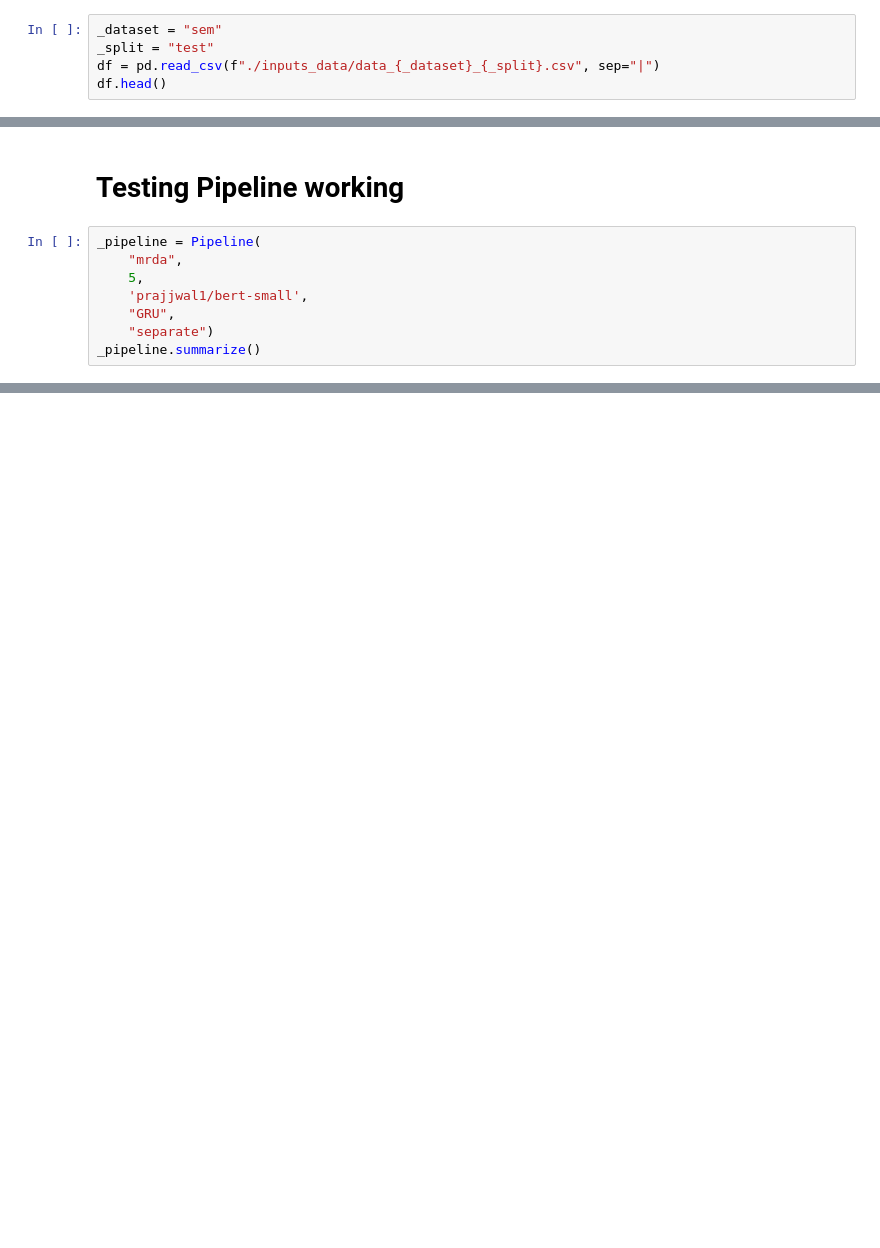
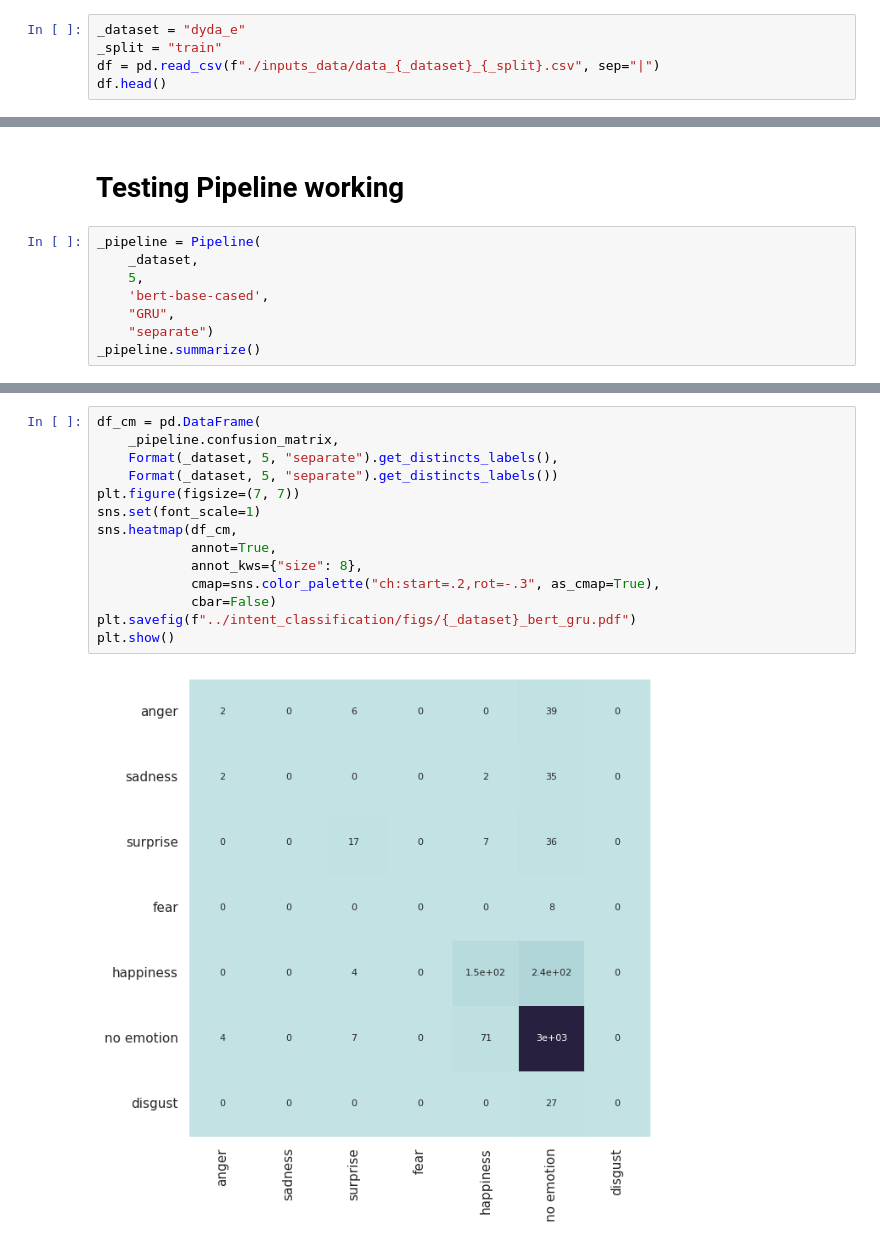
Before and after one commit to konkinit/intent_classification, a Jupyter notebook: notebooks/adhoc.ipynb, the cells around one changed output, grey strips where cells are left out. Drawn from its saved outputs; the diff is of its cells as text; blank space fills up the shorter version.

Commit message:
plotting confusion matrices

```diff
--- a/notebooks/adhoc.ipynb
+++ b/notebooks/adhoc.ipynb
@@ -25,7 +32,7 @@ from transformers import (
 pd.set_option('display.max_columns', None)
 sns.set_theme()
 # %%
-_dataset = "sem"
-_split = "test"
+_dataset = "dyda_e"
+_split = "train"
 df = pd.read_csv(f"./inputs_data/data_{_dataset}_{_split}.csv", sep="|")
 df.head()
@@ -43,9 +59,9 @@ TransformersEncoder('prajjwal1/bert-small', 5).get_embeddings(Contexts[0])#.shap
 # Testing Pipeline working
 # %%
 _pipeline = Pipeline(
-    "mrda",
+    _dataset,
     5,
-    'prajjwal1/bert-small',
+    'bert-base-cased',
     "GRU",
     "separate")
 _pipeline.summarize()
@@ -55,0 +100,16 @@ _pipeline.confusion_matrix
+# %%
+df_cm = pd.DataFrame(
+    _pipeline.confusion_matrix,
+    Format(_dataset, 5, "separate").get_distincts_labels(),
+    Format(_dataset, 5, "separate").get_distincts_labels())
+plt.figure(figsize=(7, 7))
+sns.set(font_scale=1)
+sns.heatmap(df_cm,
+            annot=True,
+            annot_kws={"size": 8},
+            cmap=sns.color_palette("ch:start=.2,rot=-.3", as_cmap=True),
+            cbar=False)
+plt.savefig(f"../intent_classification/figs/{_dataset}_bert_gru.pdf")
+plt.show()
+# %% [output]
+[figure, added]
```
Also changed, not shown: parts of 10 cells of this notebook, 12 other files.
